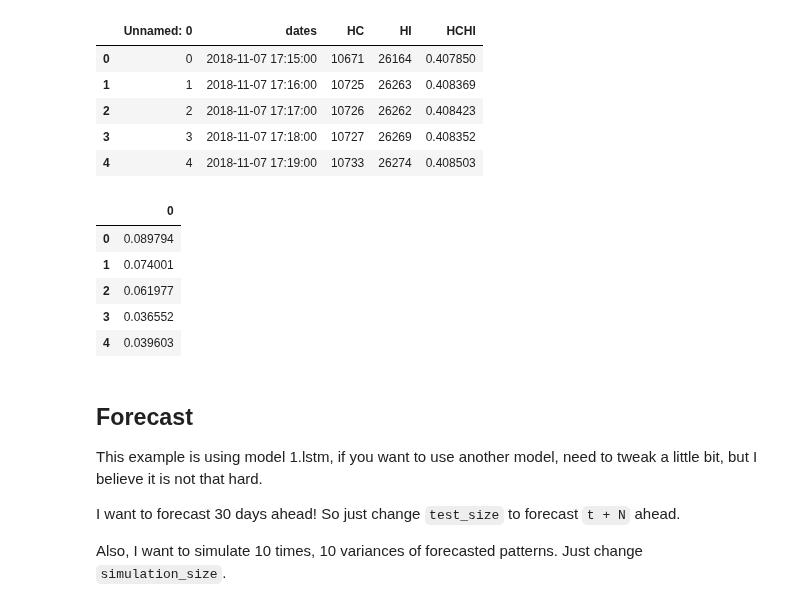
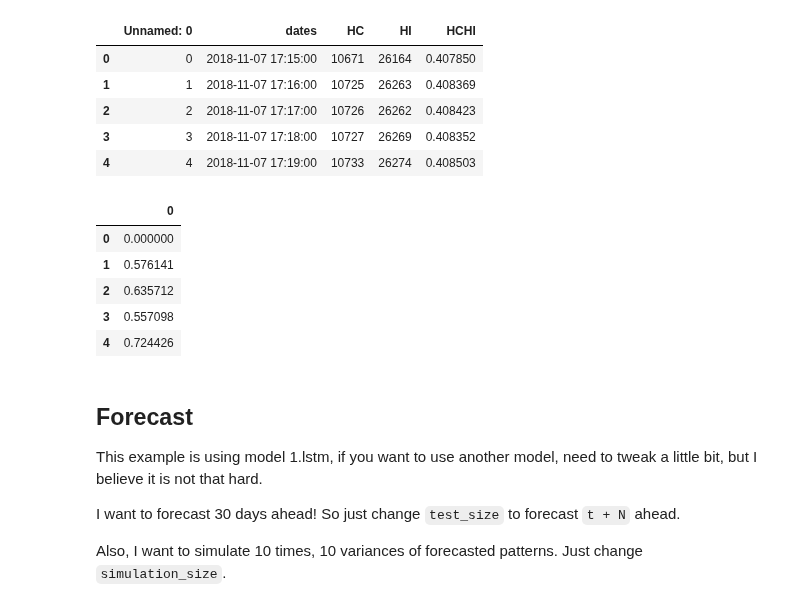
Before and after one commit to yingchen0505/stock_forecast, a Jupyter notebook: deep-learning/futures_ratio_forecast.ipynb, the cells around one changed output. Saved outputs shown, nothing was run; the diff lists cells and outputs as text; code cells hidden in the pictures.

Commit message:
minmax scaling done

```diff
--- a/deep-learning/futures_ratio_forecast.ipynb
+++ b/deep-learning/futures_ratio_forecast.ipynb
@@ -27,17 +27,17 @@ df.head()
 | 3 | 3 | 2018-11-07 17:18:00 | 10727 | 26269 | 0.408352 |
 | 4 | 4 | 2018-11-07 17:19:00 | 10733 | 26274 | 0.408503 |
 # %%
-minmax = MinMaxScaler().fit(df.iloc[:, 4:5].astype('float32')) # Close index
-df_log = minmax.transform(df.iloc[:, 4:5].astype('float32')) # Close index
+minmax = MinMaxScaler().fit(df.loc[:, 'HCHI'].astype('float32').values.reshape(-1, 1)) # select HCHI ratio column
+df_log = minmax.transform(df.loc[:, 'HCHI'].astype('float32').values.reshape(-1, 1)) # select HCHI ratio column
 df_log = pd.DataFrame(df_log)
 df_log.head()
 # %% [output]
 |  | 0 |
-| 0 | 0.089794 |
-| 1 | 0.074001 |
-| 2 | 0.061977 |
-| 3 | 0.036552 |
-| 4 | 0.039603 |
+| 0 | 0.000000 |
+| 1 | 0.576141 |
+| 2 | 0.635712 |
+| 3 | 0.557098 |
+| 4 | 0.724426 |
 # %% [markdown]
 ## Forecast
 
```
